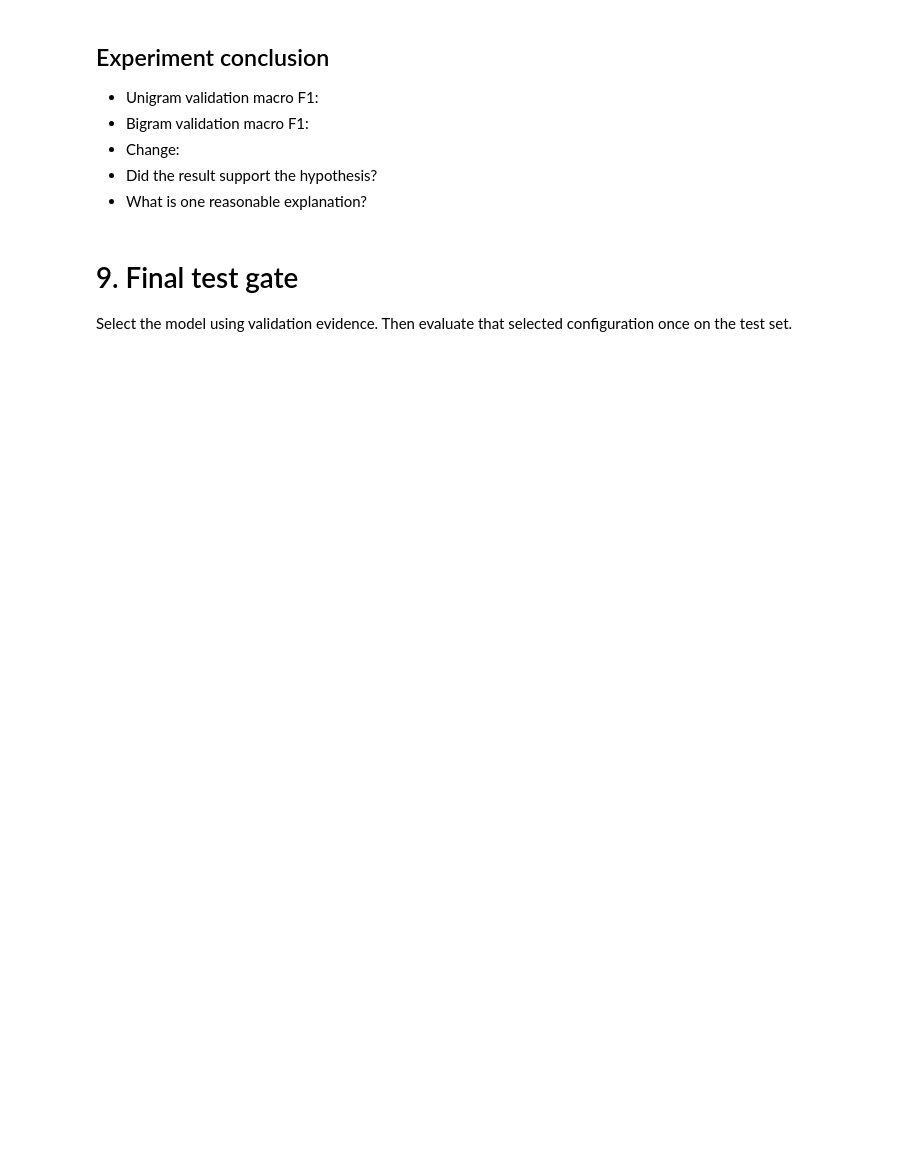
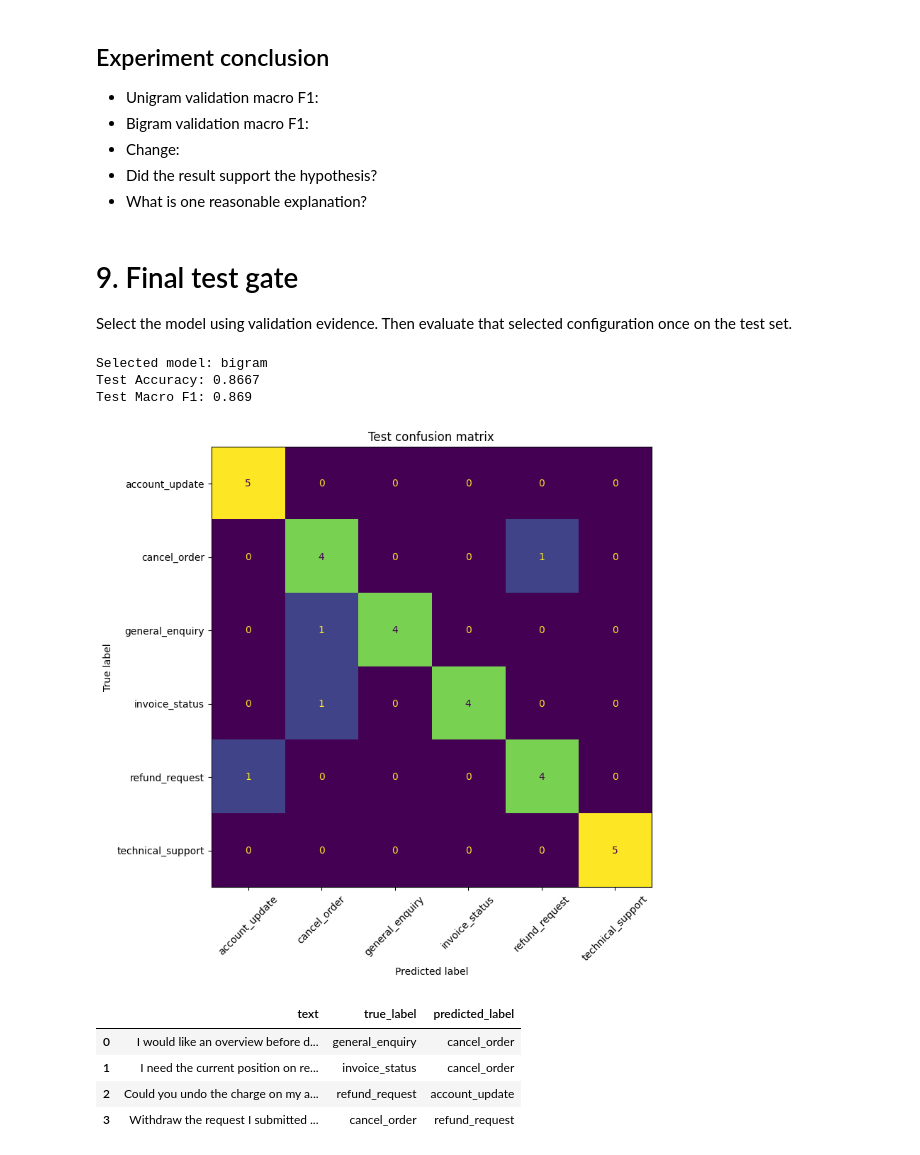
Before and after one commit to specialGrace/ai-engineering-fundamental, a Jupyter notebook: Session-1/notebooks/01_live_coding_student.ipynb, the cells around one changed output. Saved outputs shown, nothing was run; the diff lists cells and outputs as text; code cells hidden in the pictures; blank space fills up the shorter version.

```diff
--- a/Session-1/notebooks/01_live_coding_student.ipynb
+++ b/Session-1/notebooks/01_live_coding_student.ipynb
@@ -366,3 +409,18 @@ bigram_model = build_text_model(ngram_range=(1, 2))
 
 # TODO: fit, predict and evaluate on validation.
 # TODO: create a comparison table for baseline, unigram and bigram models.
+bigram_model = build_text_model(ngram_range=(1, 2))
+bigram_model.fit(train["text"], train["label"])
+bigram_pred = bigram_model.predict(validation["text"])
+bigram_metrics = classification_metrics(validation["label"], bigram_pred)
+
+print("Bigram Accuracy:", round(bigram_metrics["accuracy"], 4))
+print("Bigram Macro F1:", round(bigram_metrics["macro_f1"], 4))
+
+# Comparison table
+comparison = pd.DataFrame([
+    {"model": "baseline", "accuracy": baseline_metrics["accuracy"], "macro_f1": baseline_metrics["macro_f1"]},
+    {"model": "unigram",  "accuracy": unigram_metrics["accuracy"],  "macro_f1": unigram_metrics["macro_f1"]},
+    {"model": "bigram",   "accuracy": bigram_metrics["accuracy"],   "macro_f1": bigram_metrics["macro_f1"]},
+])
+display(comparison)
@@ -383,10 +448,41 @@ Select the model using validation evidence. Then evaluate that selected configur
 # %%
 # TODO:
 # 1. select unigram or bigram using validation macro F1
+if bigram_metrics["macro_f1"] >= unigram_metrics["macro_f1"]:
+    selected_model = bigram_model
+    selected_name = "bigram"
+else:
+    selected_model = unigram_model
+    selected_name = "unigram"
 # 2. predict test labels
+test_pred = selected_model.predict(test["text"])
+test_metrics = classification_metrics(test["label"], test_pred)
 # 3. report test accuracy and macro F1
+print("Selected model:", selected_name)
+print("Test Accuracy:", round(test_metrics["accuracy"], 4))
+print("Test Macro F1:", round(test_metrics["macro_f1"], 4))
 # 4. display the test confusion matrix
+labels = sorted(data["label"].unique())
+fig, ax = plt.subplots(figsize=(10, 8))
+ConfusionMatrixDisplay.from_predictions(
+    test["label"], test_pred, labels=labels,
+    xticks_rotation=45, values_format="d", ax=ax, colorbar=False
+)
+ax.set_title("Test confusion matrix")
+plt.tight_layout()
+plt.show()
 # 5. display test errors
+display(error_frame(test["text"], test["label"], test_pred))
+# %% [output]
+Selected model: bigram
+Test Accuracy: 0.8667
+Test Macro F1: 0.869
+[figure, added]
+|  | text | true_label | predicted_label |
+| 0 | I would like an overview before d... | general_enquiry | cancel_order |
+| 1 | I need the current position on re... | invoice_status | cancel_order |
+| 2 | Could you undo the charge on my a... | refund_request | account_update |
+| 3 | Withdraw the request I submitted ... | cancel_order | refund_request |
 # %% [markdown]
 
 # 10. End-of-session explanation
```
Also changed, not shown: parts of 6 cells of this notebook.
